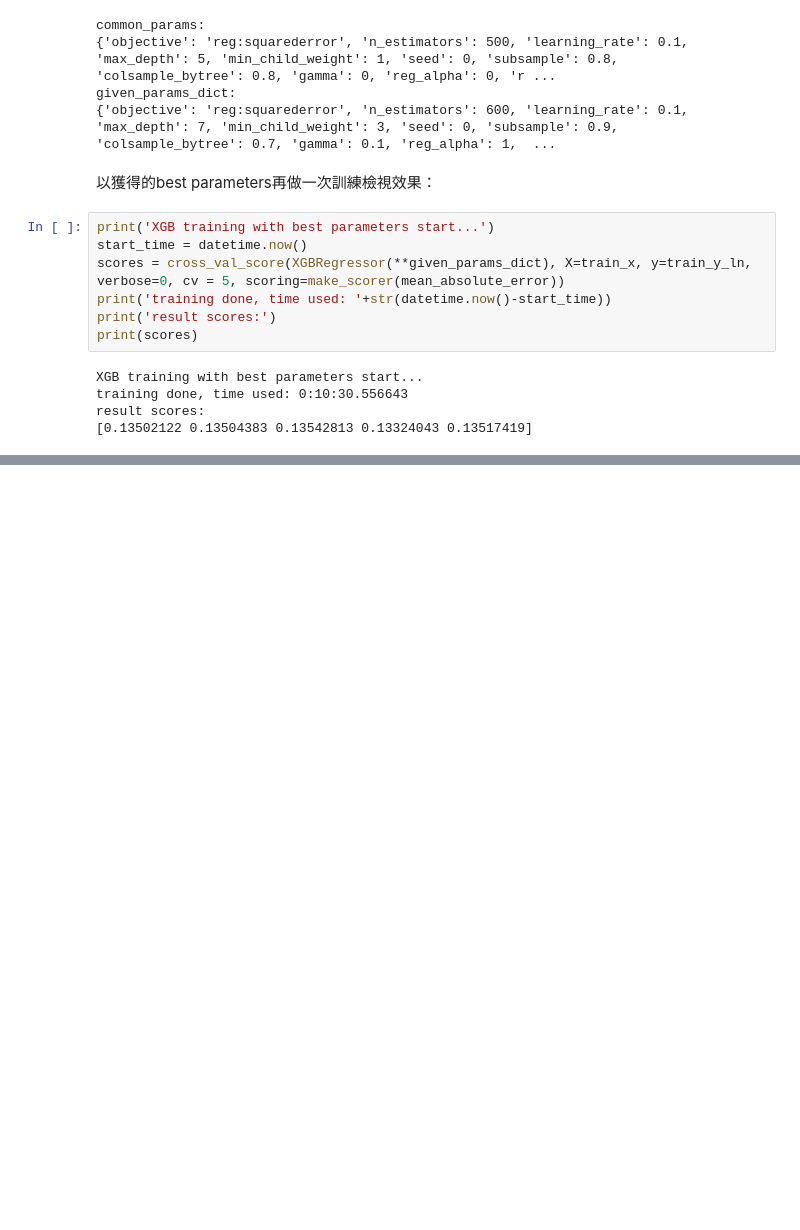
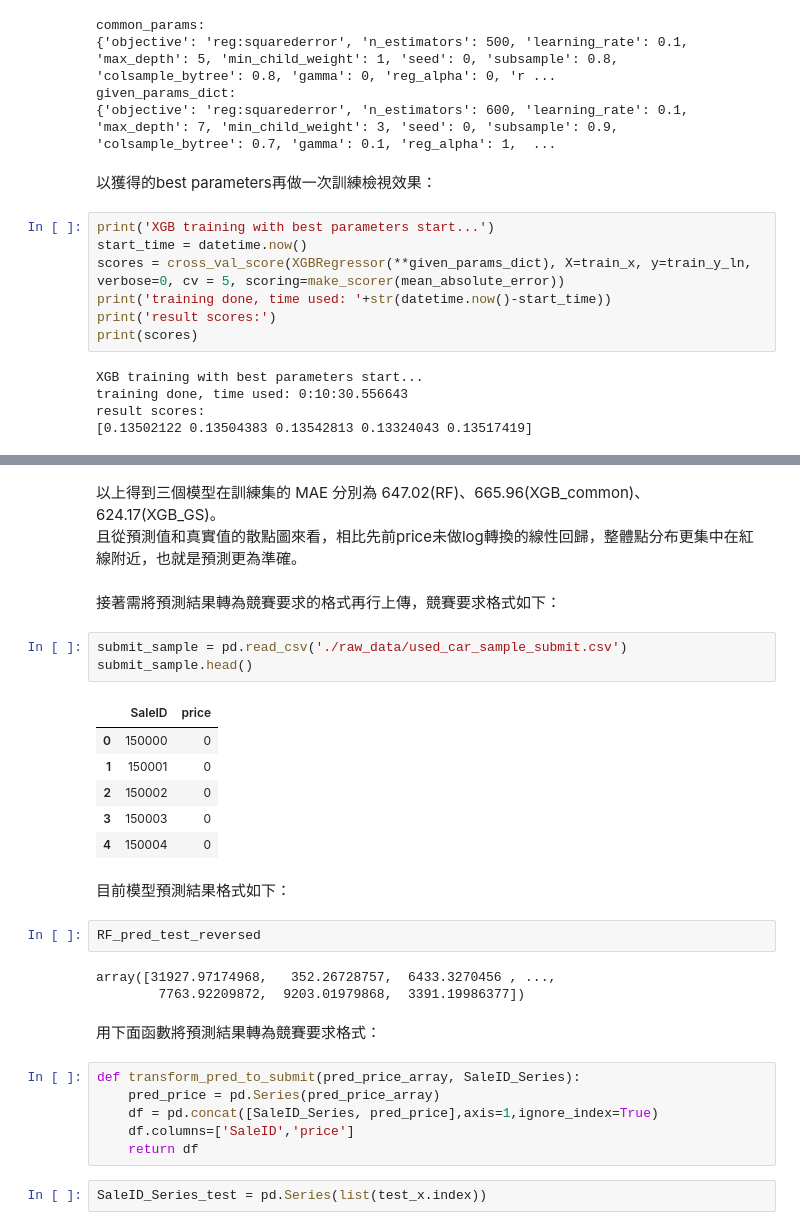
Before and after one commit to cyl89458/datawhale_tianchi, a Jupyter notebook: Task04.ipynb, the cells around one changed output, grey strips where cells are left out. Cells and saved outputs as stored; diff of their text form; blank space fills up the shorter version.

```diff
--- a/Task04.ipynb
+++ b/Task04.ipynb
@@ -554,0 +703,32 @@ result scores:
+# %% [markdown]
+以上得到三個模型在訓練集的 MAE 分別為 647.02(RF)、665.96(XGB_common)、624.17(XGB_GS)。
+且從預測值和真實值的散點圖來看，相比先前price未做log轉換的線性回歸，整體點分布更集中在紅線附近，也就是預測更為準確。
+# %% [markdown]
+接著需將預測結果轉為競賽要求的格式再行上傳，競賽要求格式如下：
+# %%
+submit_sample = pd.read_csv('./raw_data/used_car_sample_submit.csv')
+submit_sample.head()
+# %% [output]
+|  | SaleID | price |
+| 0 | 150000 | 0 |
+| 1 | 150001 | 0 |
+| 2 | 150002 | 0 |
+| 3 | 150003 | 0 |
+| 4 | 150004 | 0 |
+# %% [markdown]
+目前模型預測結果格式如下：
+# %%
+RF_pred_test_reversed
+# %% [output]
+array([31927.97174968,   352.26728757,  6433.3270456 , ...,
+        7763.92209872,  9203.01979868,  3391.19986377])
+# %% [markdown]
+用下面函數將預測結果轉為競賽要求格式：
+# %%
+def transform_pred_to_submit(pred_price_array, SaleID_Series):
+    pred_price = pd.Series(pred_price_array)
+    df = pd.concat([SaleID_Series, pred_price],axis=1,ignore_index=True)
+    df.columns=['SaleID','price']
+    return df
+# %%
+SaleID_Series_test = pd.Series(list(test_x.index))
```
Also changed, not shown: parts of 36 cells of this notebook, 11 other files.
